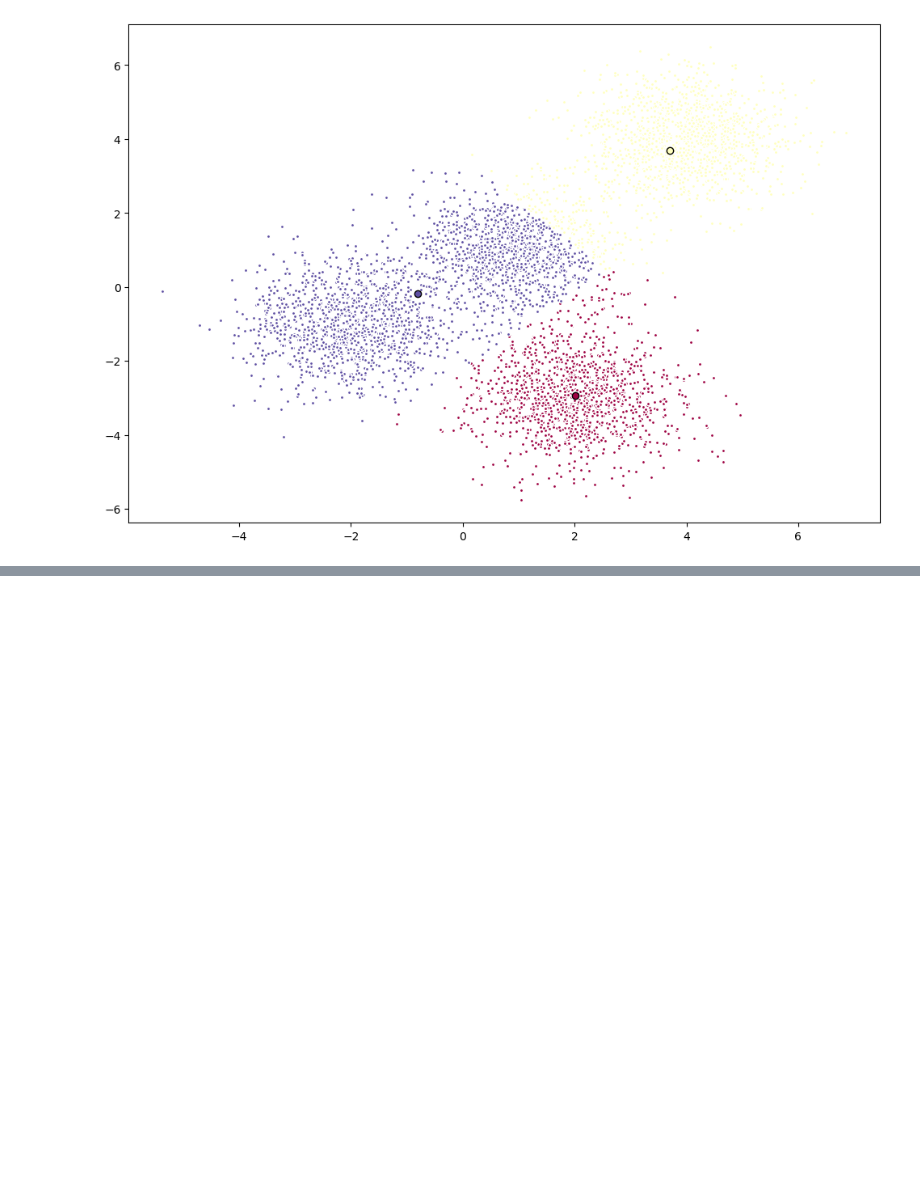
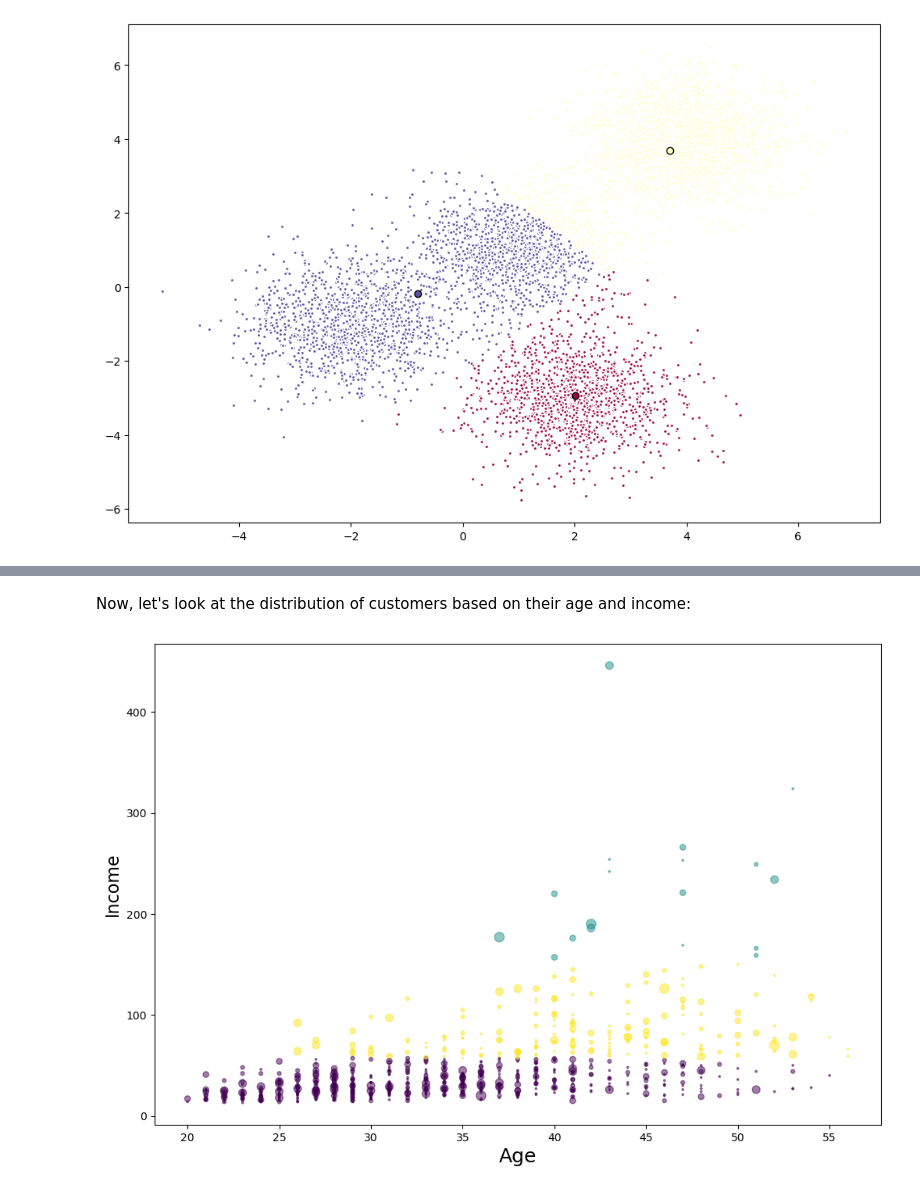
Before and after one commit to aaronayitey/K-means-Clustering, a Jupyter notebook: k-means.ipynb, the cells around one changed output, grey strips where cells are left out. Drawn from its saved outputs; the diff is of its cells as text; code cells hidden in the pictures; blank space fills up the shorter version.

```diff
--- a/k-means.ipynb
+++ b/k-means.ipynb
@@ -207,0 +217,3 @@ plt.show()
+# %%
+df = pd.read_csv("Cust_Segmentation.csv")
+df.head()
@@ -207,0 +231,3 @@ plt.show()
+# %%
+df = df.drop('Address', axis=1)
+df.head()
@@ -207,0 +245,5 @@ plt.show()
+# %%
+X = df.values[:,1:]
+X = np.nan_to_num(X)
+Clus_dataSet = StandardScaler().fit_transform(X)
+Clus_dataSet
@@ -207,0 +270,6 @@ plt.show()
+# %%
+clusterNum = 3
+k_means = KMeans(init = "k-means++", n_clusters = clusterNum, n_init = 12)
+k_means.fit(X)
+labels = k_means.labels_
+print(labels)
@@ -207,0 +318,12 @@ plt.show()
+# %% [markdown]
+Now, let's look at the distribution of customers based on their age and income:
+# %%
+fig = plt.figure(figsize=(12, 8))
+area = np.pi * (X[:, 1])**2
+plt.scatter(X[:, 0], X[:, 3], s=area, c=labels.astype(float), alpha=0.5)
+plt.xlabel('Age', fontsize=18)
+plt.ylabel('Income', fontsize=16)
+
+plt.show()
+# %% [output]
+[figure, added]
```
Also changed, not shown: parts of 19 cells of this notebook, 1 other file.
